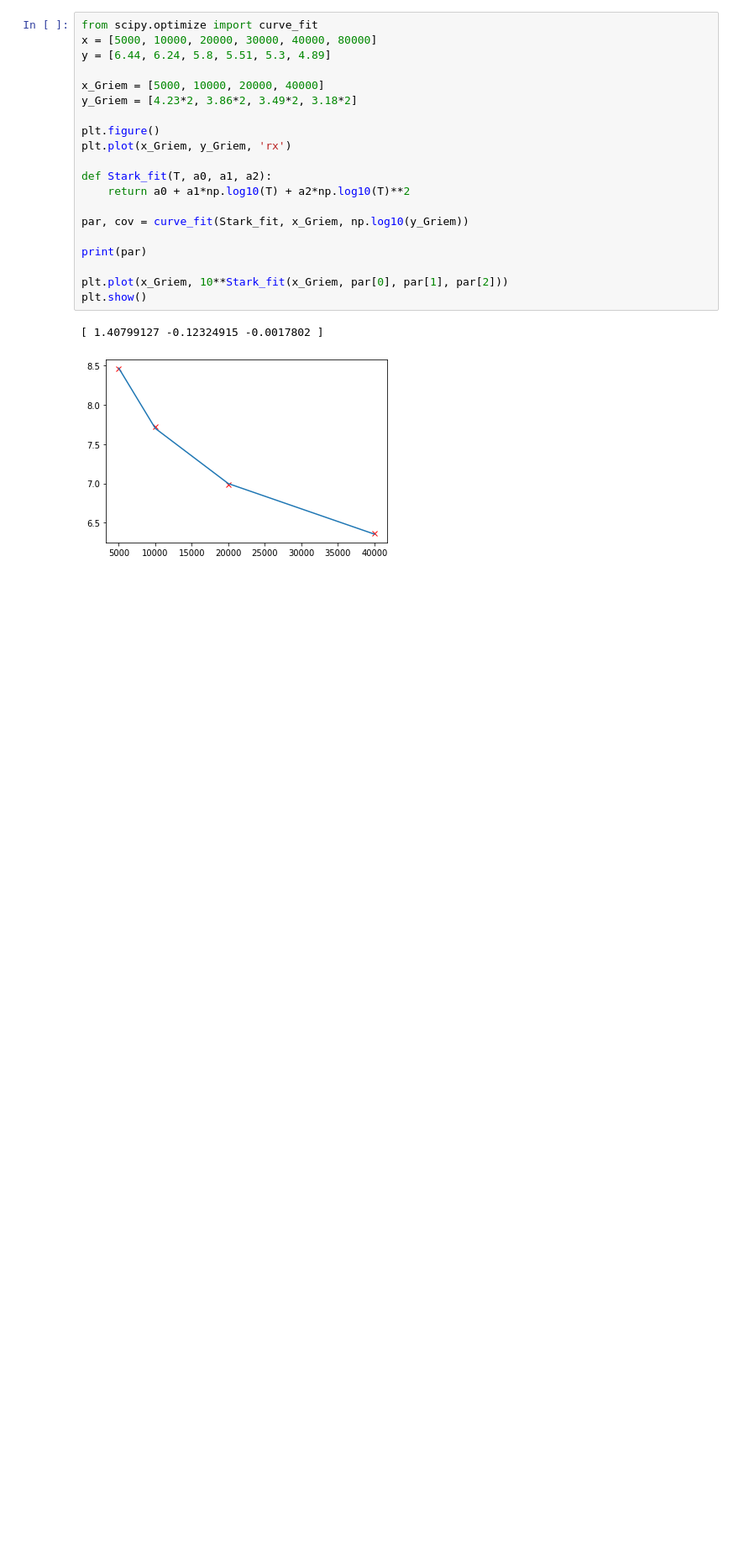
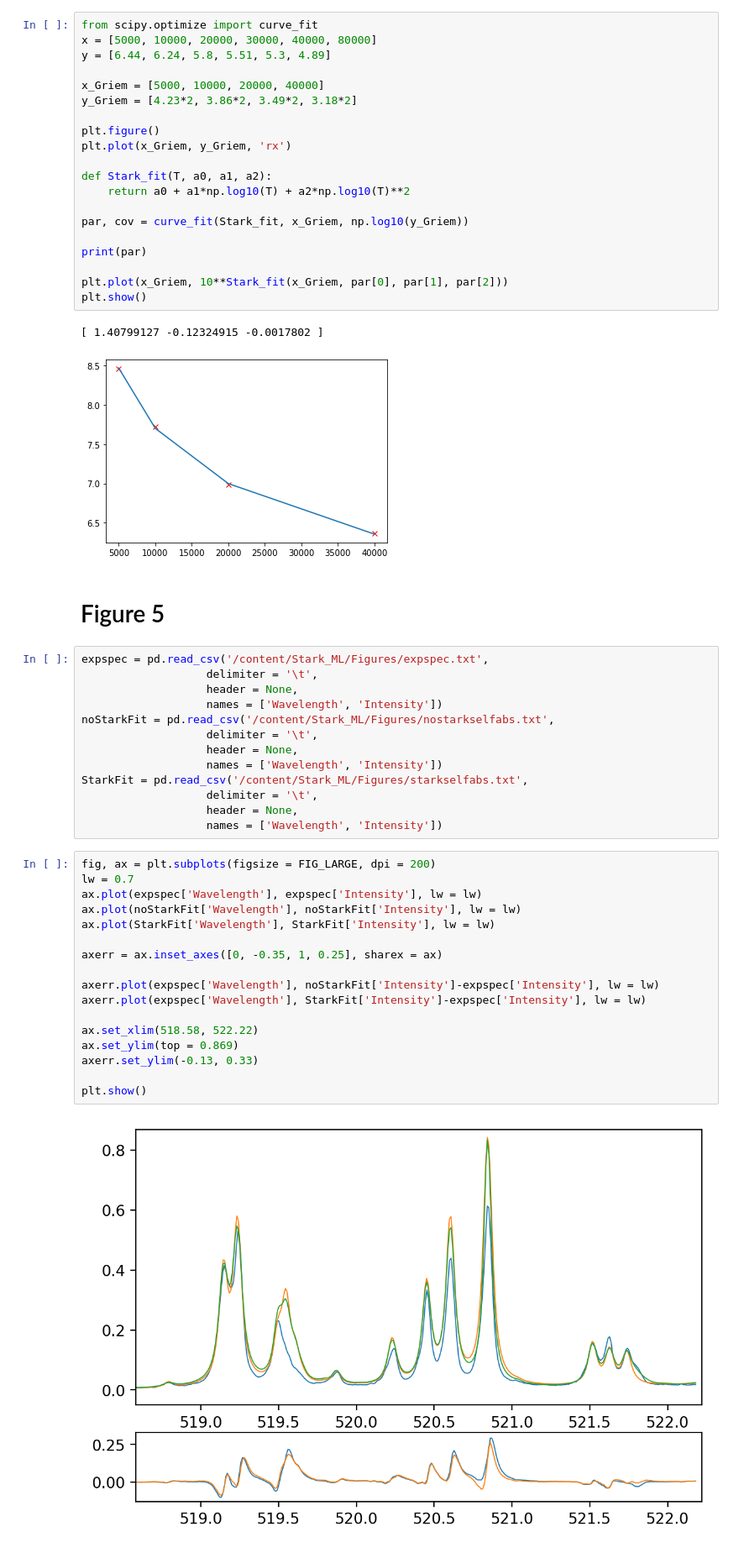
Before and after one commit to alezakuskin/Stark_ML, a Jupyter notebook: Figures.ipynb, the cells around one changed output. Shown: that part at 84% size. Drawn from its saved outputs; the diff is of its cells as text; blank space fills up the shorter version.

```diff
--- a/Figures.ipynb
+++ b/Figures.ipynb
@@ -580,3 +580,37 @@ plt.show()
 # %% [output]
 [ 1.40799127 -0.12324915 -0.0017802 ]
 [figure]
+# %% [markdown]
+# Figure 5
+# %%
+expspec = pd.read_csv('/content/Stark_ML/Figures/expspec.txt',
+                   delimiter = '\t',
+                   header = None,
+                   names = ['Wavelength', 'Intensity'])
+noStarkFit = pd.read_csv('/content/Stark_ML/Figures/nostarkselfabs.txt',
+                   delimiter = '\t',
+                   header = None,
+                   names = ['Wavelength', 'Intensity'])
+StarkFit = pd.read_csv('/content/Stark_ML/Figures/starkselfabs.txt',
+                   delimiter = '\t',
+                   header = None,
+                   names = ['Wavelength', 'Intensity'])
+# %%
+fig, ax = plt.subplots(figsize = FIG_LARGE, dpi = 200)
+lw = 0.7
+ax.plot(expspec['Wavelength'], expspec['Intensity'], lw = lw)
+ax.plot(noStarkFit['Wavelength'], noStarkFit['Intensity'], lw = lw)
+ax.plot(StarkFit['Wavelength'], StarkFit['Intensity'], lw = lw)
+
+axerr = ax.inset_axes([0, -0.35, 1, 0.25], sharex = ax)
+
+axerr.plot(expspec['Wavelength'], noStarkFit['Intensity']-expspec['Intensity'], lw = lw)
+axerr.plot(expspec['Wavelength'], StarkFit['Intensity']-expspec['Intensity'], lw = lw)
+
+ax.set_xlim(518.58, 522.22)
+ax.set_ylim(top = 0.869)
+axerr.set_ylim(-0.13, 0.33)
+
+plt.show()
+# %% [output]
+[figure, added]
```
Also changed, not shown: parts of 5 cells of this notebook.
